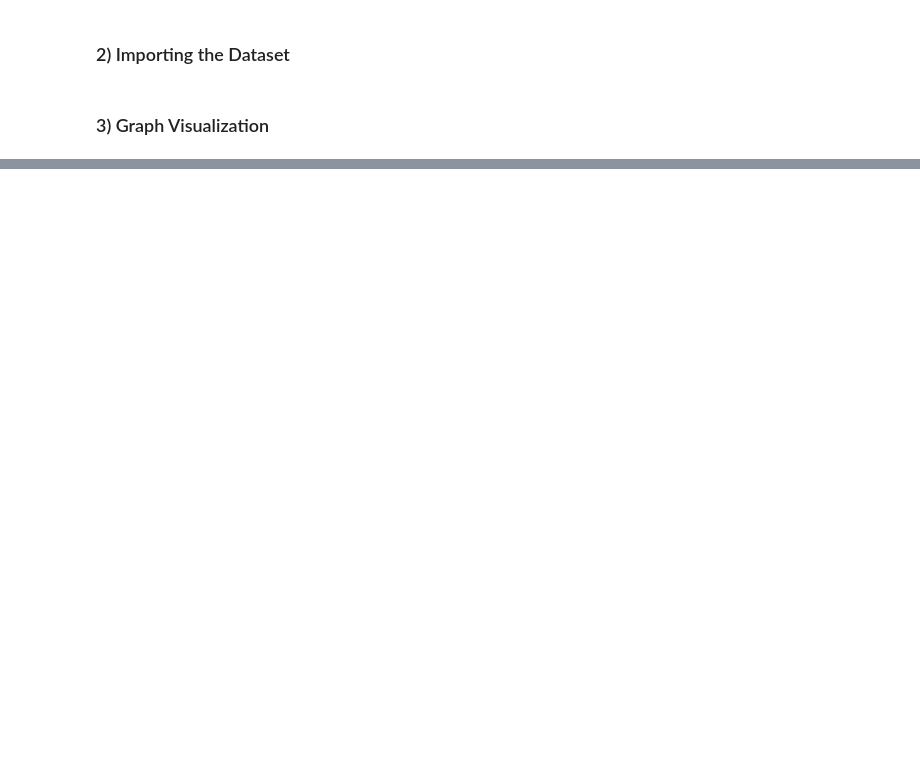
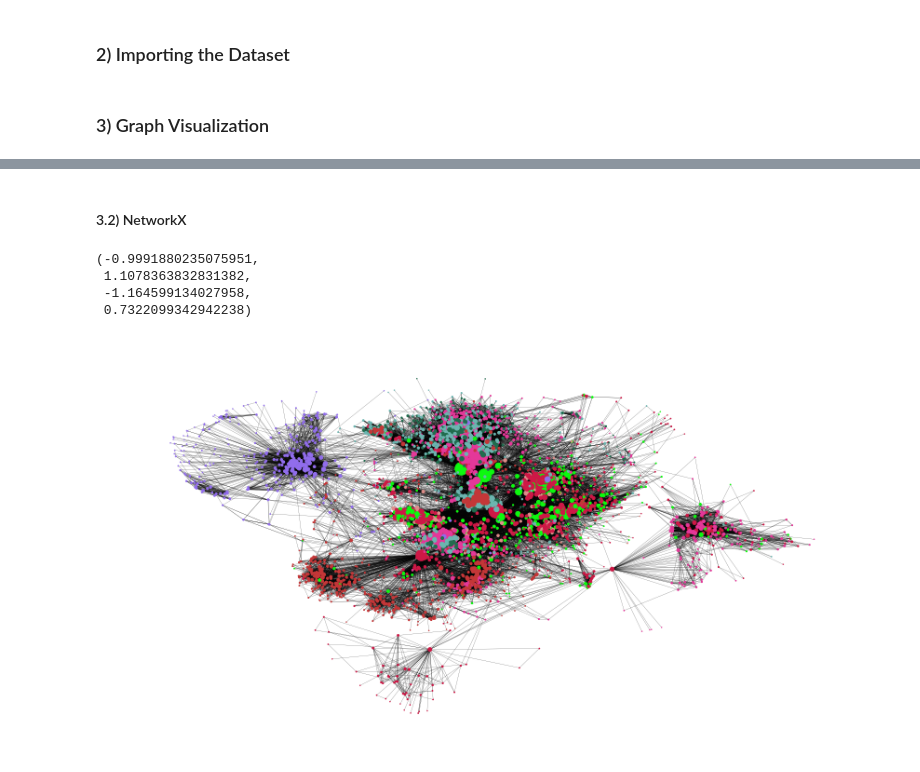
Before and after one commit to higor-gomes93/ona_research, a Jupyter notebook: AIHR_ONA.ipynb, the cells around one changed output, grey strips where cells are left out. Drawn from its saved outputs; the diff is of its cells as text; code cells hidden in the pictures; blank space fills up the shorter version.

```diff
--- a/AIHR_ONA.ipynb
+++ b/AIHR_ONA.ipynb
@@ -108,0 +165,29 @@ display(HTML('graph.html'))
+# %% [markdown]
+#### 3.2) NetworkX
+# %%
+aux_dataset = dataset[['source_name', 'target_name']]
+aux_dataset = aux_dataset.astype(int)
+graph = nx.from_pandas_edgelist(aux_dataset, "source_name", "target_name")
+# %%
+pos = nx.spring_layout(graph, iterations=15, seed=1721)
+degree_centrality = nx.centrality.degree_centrality(graph)
+
+node_size = [
+    v * 1000 for v in degree_centrality.values()
+]
+
+colors = ["" for x in range(graph.number_of_nodes())]
+for com in nx.community.asyn_fluidc(graph, 8, seed=0):
+    color = "#%06X" % randint(0, 0xFFFFFF)  # creates random RGB color
+    for node in list(com):
+        colors[node] = color
+
+plt.figure(figsize=(15, 8))
+nx.draw_networkx(graph, pos=pos, node_size=node_size, node_color=colors, with_labels=False, width=0.15)
+plt.axis("off")
+# %% [output]
+(-0.9991880235075951,
+ 1.1078363832831382,
+ -1.164599134027958,
+ 0.7322099342942238)
+[figure, added]
```
Also changed, not shown: parts of 17 cells of this notebook.
